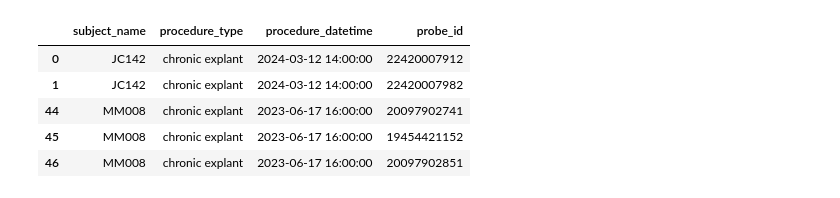
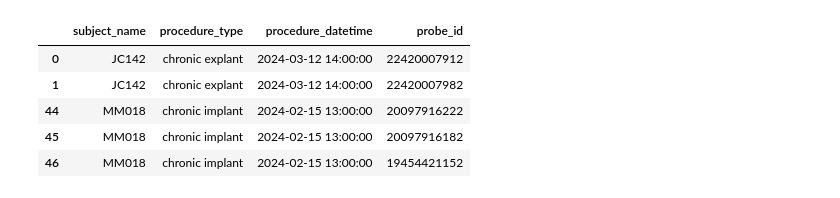
Before and after one commit to spkware/chronic_recording_manuscript, a Jupyter notebook: src/reimplant_table.ipynb, the cells around one changed output. Cells and saved outputs as stored; diff of their text form; code cells hidden in the pictures.

```diff
--- a/src/reimplant_table.ipynb
+++ b/src/reimplant_table.ipynb
@@ -73,13 +19,16 @@ Total: 0
 # %%
 # Get all the implantation and explantation data from the database
 procedures = EphysRecording.ProbeSetting() * Procedure() & 'procedure_type LIKE "chronic%"'
-procedures = pd.DataFrame(procedures.fetch('probe_id', 'subject_name', 'procedure_datetime','procedure_type', as_dict=True)).drop_duplicates()
+#procedures = procedures & 'subject_name IN ("MM010", "MM009","MM011")'
+procedures = pd.DataFrame(procedures.fetch('probe_id', 'subject_name', 'procedure_datetime','procedure_type', order_by='procedure_datetime desc', as_dict=True)).drop_duplicates()
+procedures = procedures[::]
 #print(f'There are {(len(procedures.probe_id.unique()))} probes in the database')
+first_implant = procedures.procedure_datetime.min()
 procedures.head()
 # %% [output]
 |  | subject_name | procedure_type | procedure_datetime | probe_id |
 | 0 | JC142 | chronic explant | 2024-03-12 14:00:00 | 22420007912 |
 | 1 | JC142 | chronic explant | 2024-03-12 14:00:00 | 22420007982 |
-| 44 | MM008 | chronic explant | 2023-06-17 16:00:00 | 20097902741 |
-| 45 | MM008 | chronic explant | 2023-06-17 16:00:00 | 19454421152 |
-| 46 | MM008 | chronic explant | 2023-06-17 16:00:00 | 20097902851 |
+| 44 | MM018 | chronic implant | 2024-02-15 13:00:00 | 20097916222 |
+| 45 | MM018 | chronic implant | 2024-02-15 13:00:00 | 20097916182 |
+| 46 | MM018 | chronic implant | 2024-02-15 13:00:00 | 19454421152 |
```
Also changed, not shown: parts of 15 cells of this notebook.
